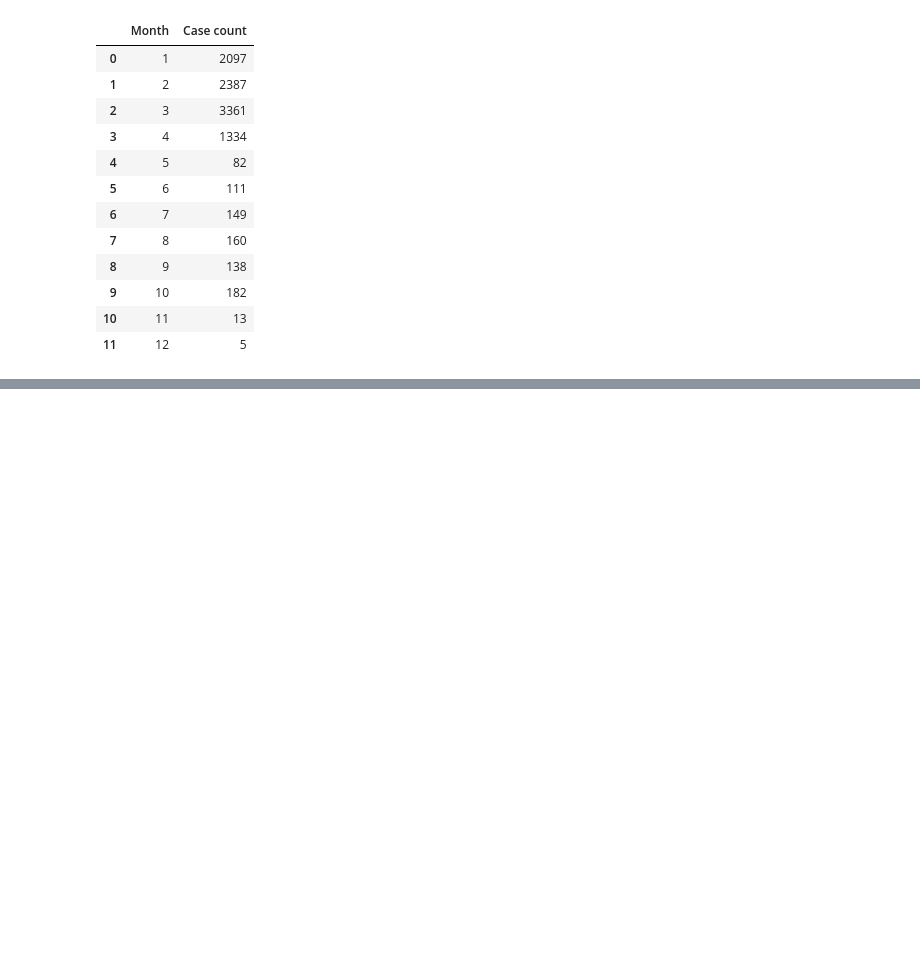
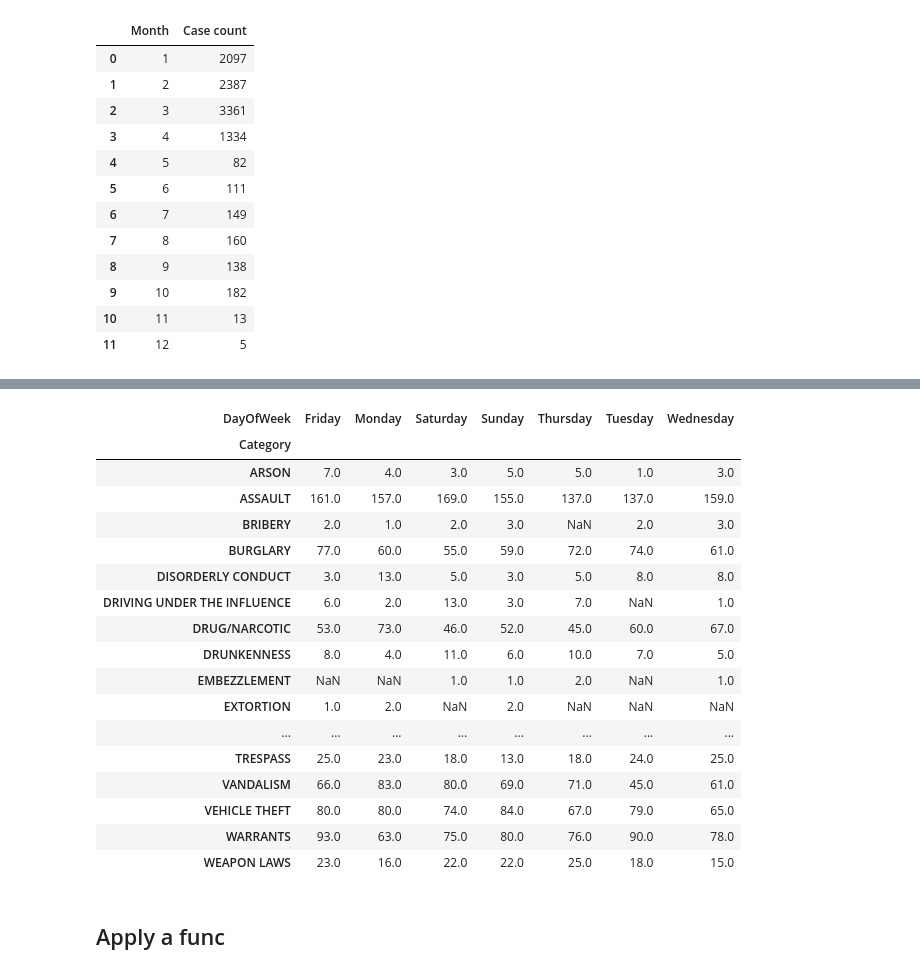
Before and after one commit to Pranshirastogi/Data-analytics-python-course-, a Jupyter notebook: data_analytics/pandas_basics.ipynb, the cells around one changed output, grey strips where cells are left out. Saved outputs shown, nothing was run; the diff lists cells and outputs as text; code cells hidden in the pictures; blank space fills up the shorter version.

```diff
--- a/data_analytics/pandas_basics.ipynb
+++ b/data_analytics/pandas_basics.ipynb
@@ -259,0 +287,23 @@ px.bar(month_wise_cases,'Month','Case count')
+# %%
+df.pivot_table(index='Category',columns='DayOfWeek',values='IncidntNum',aggfunc='count')
+# %% [output]
+| DayOfWeek | Friday | Monday | Saturday | Sunday | Thursday | Tuesday | Wednesday |
+| Category |  |  |  |  |  |  |  |
+| ARSON | 7.0 | 4.0 | 3.0 | 5.0 | 5.0 | 1.0 | 3.0 |
+| ASSAULT | 161.0 | 157.0 | 169.0 | 155.0 | 137.0 | 137.0 | 159.0 |
+| BRIBERY | 2.0 | 1.0 | 2.0 | 3.0 | NaN | 2.0 | 3.0 |
+| BURGLARY | 77.0 | 60.0 | 55.0 | 59.0 | 72.0 | 74.0 | 61.0 |
+| DISORDERLY CONDUCT | 3.0 | 13.0 | 5.0 | 3.0 | 5.0 | 8.0 | 8.0 |
+| DRIVING UNDER THE INFLUENCE | 6.0 | 2.0 | 13.0 | 3.0 | 7.0 | NaN | 1.0 |
+| DRUG/NARCOTIC | 53.0 | 73.0 | 46.0 | 52.0 | 45.0 | 60.0 | 67.0 |
+| DRUNKENNESS | 8.0 | 4.0 | 11.0 | 6.0 | 10.0 | 7.0 | 5.0 |
+| EMBEZZLEMENT | NaN | NaN | 1.0 | 1.0 | 2.0 | NaN | 1.0 |
+| EXTORTION | 1.0 | 2.0 | NaN | 2.0 | NaN | NaN | NaN |
+| ... | ... | ... | ... | ... | ... | ... | ... |
+| TRESPASS | 25.0 | 23.0 | 18.0 | 13.0 | 18.0 | 24.0 | 25.0 |
+| VANDALISM | 66.0 | 83.0 | 80.0 | 69.0 | 71.0 | 45.0 | 61.0 |
+| VEHICLE THEFT | 80.0 | 80.0 | 74.0 | 84.0 | 67.0 | 79.0 | 65.0 |
+| WARRANTS | 93.0 | 63.0 | 75.0 | 80.0 | 76.0 | 90.0 | 78.0 |
+| WEAPON LAWS | 23.0 | 16.0 | 22.0 | 22.0 | 25.0 | 18.0 | 15.0 |
+# %% [markdown]
+## Apply a func
```
Also changed, not shown: parts of 36 cells of this notebook.
